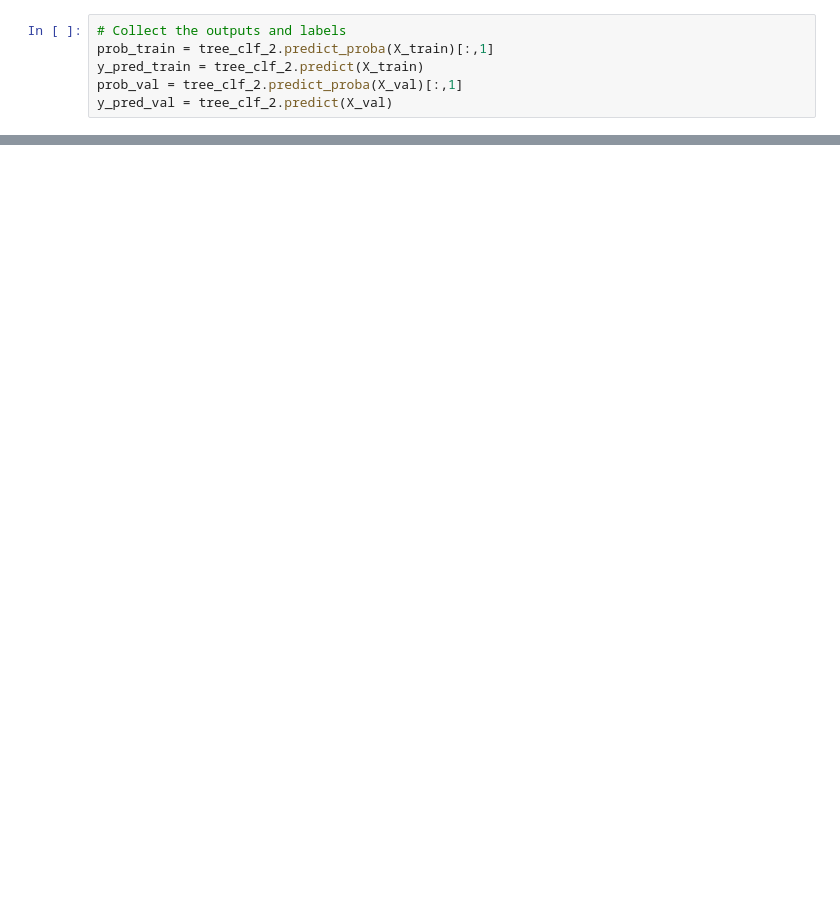
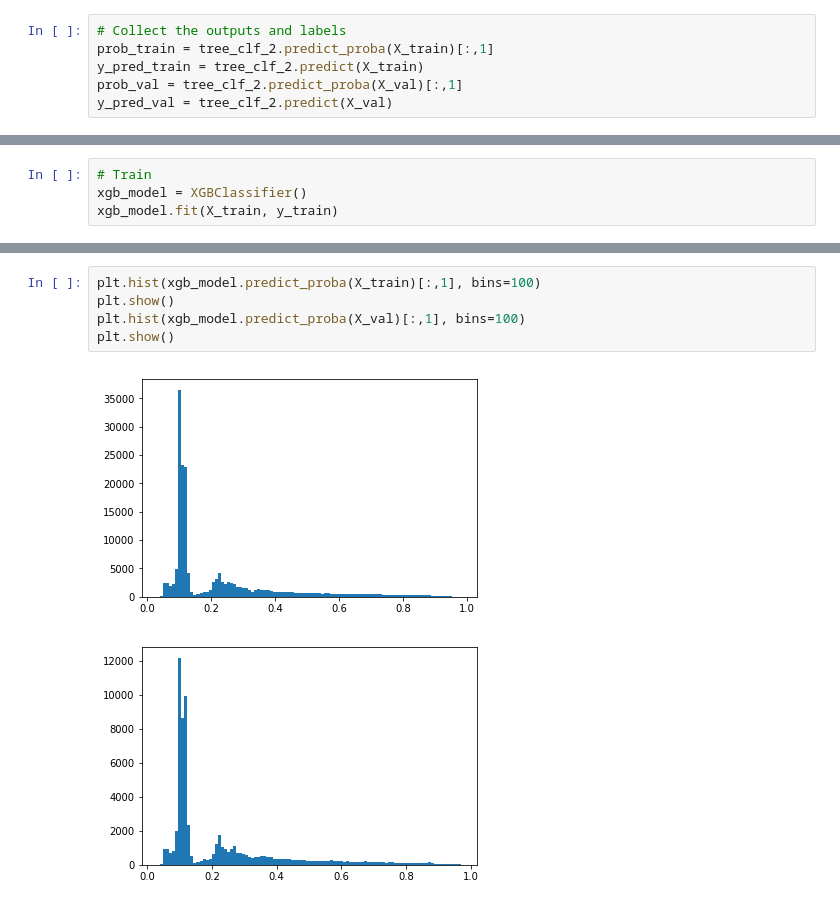
Before and after one commit to marinadec/itsmagic, a Jupyter notebook: train.ipynb, the cells around one changed output, grey strips where cells are left out. Saved outputs shown, nothing was run; the diff lists cells and outputs as text; blank space fills up the shorter version.

```diff
--- a/train.ipynb
+++ b/train.ipynb
@@ -349,0 +456,4 @@ plt.show()
+# %%
+# Train
+xgb_model = XGBClassifier()
+xgb_model.fit(X_train, y_train)
@@ -349,0 +493,8 @@ plt.show()
+# %%
+plt.hist(xgb_model.predict_proba(X_train)[:,1], bins=100)
+plt.show()
+plt.hist(xgb_model.predict_proba(X_val)[:,1], bins=100)
+plt.show()
+# %% [output]
+[figure, added]
+[figure, added]
```
Also changed, not shown: parts of 30 cells of this notebook.
